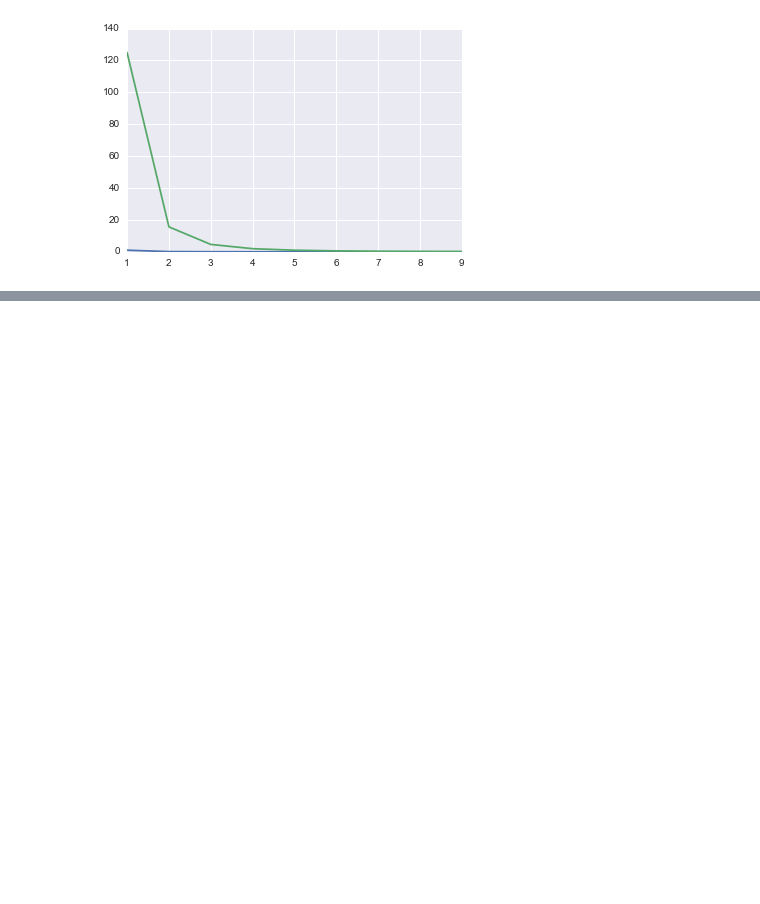
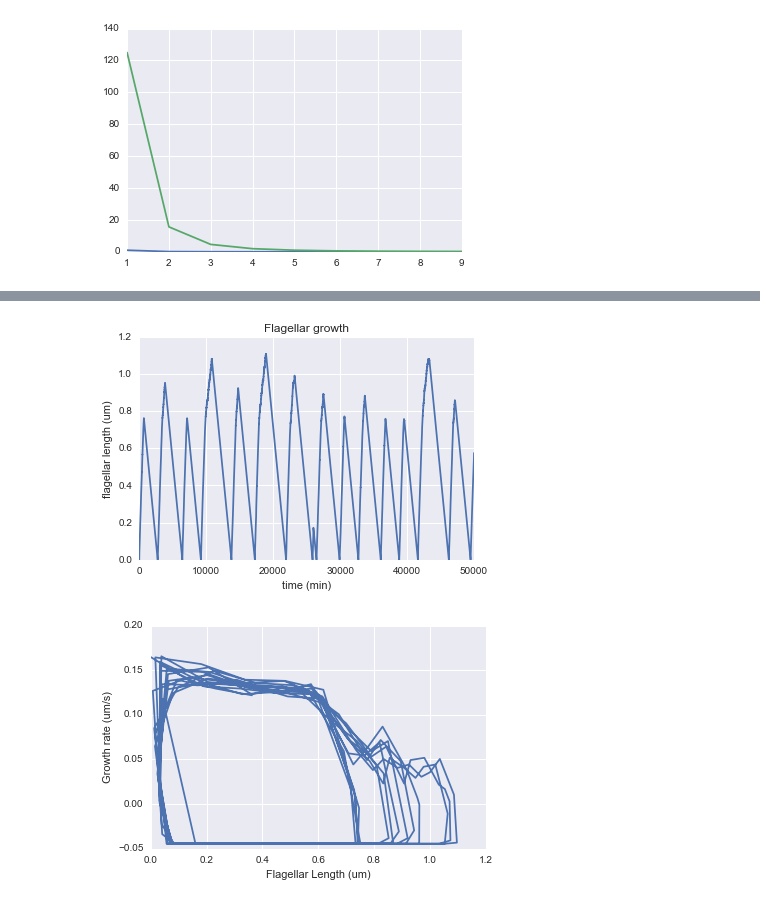
Before and after one commit to nathendel/marshall-lab, a Jupyter notebook: agent-based-ift.ipynb, the cells around one changed output, grey strips where cells are left out. Saved outputs shown, nothing was run; the diff lists cells and outputs as text; code cells hidden in the pictures; blank space fills up the shorter version.

```diff
--- a/agent-based-ift.ipynb
+++ b/agent-based-ift.ipynb
@@ -1089,0 +1021,7 @@ run(Cell2(L=0,N=50,trans_speed=1.8/10,avalanche_on=True,L_mod=True, build_size=.
+# %%
+bind=Cell2(k_on=1,k_off=0,N=20)
+bind.sim(50000)
+bind.growth()
+# %% [output]
+[figure, added]
+[figure, added]
```
Also changed, not shown: parts of 21 cells of this notebook.
